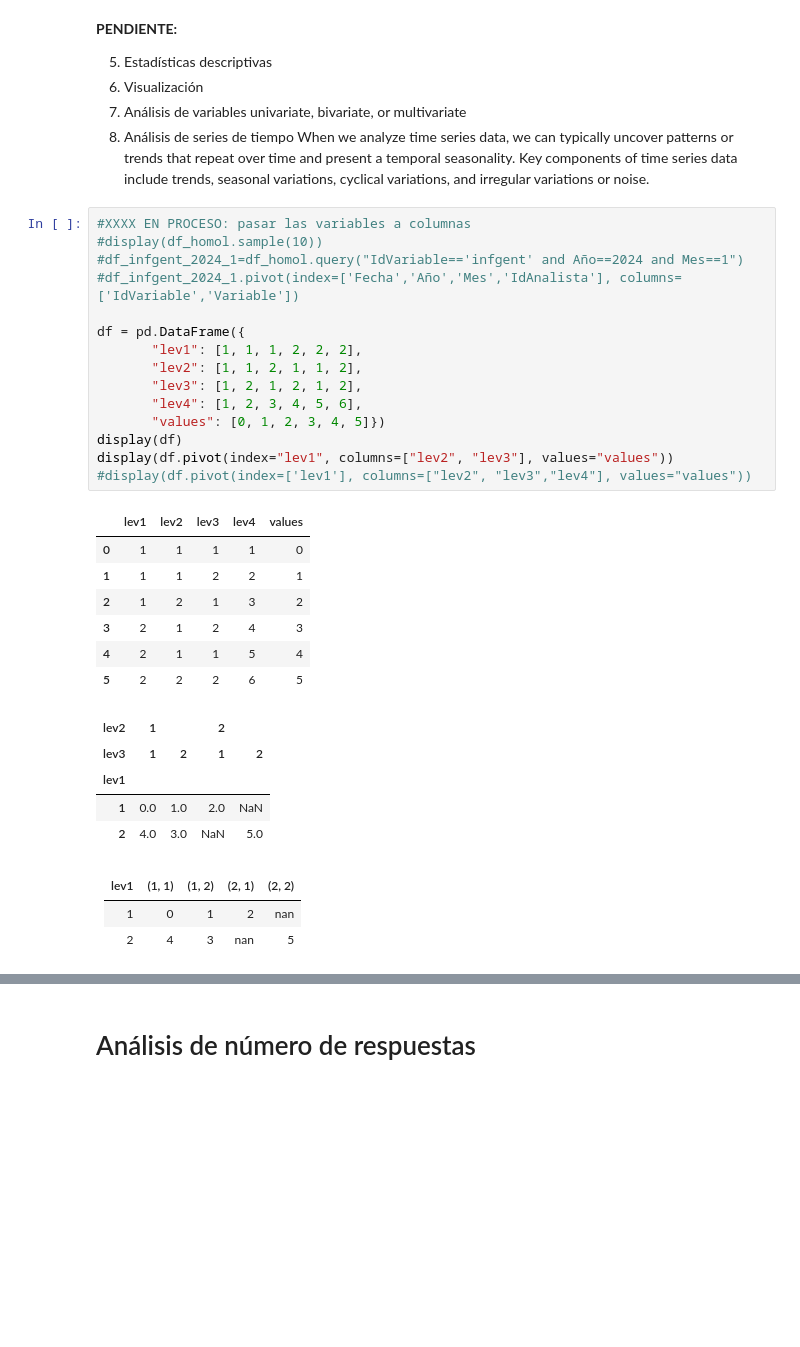
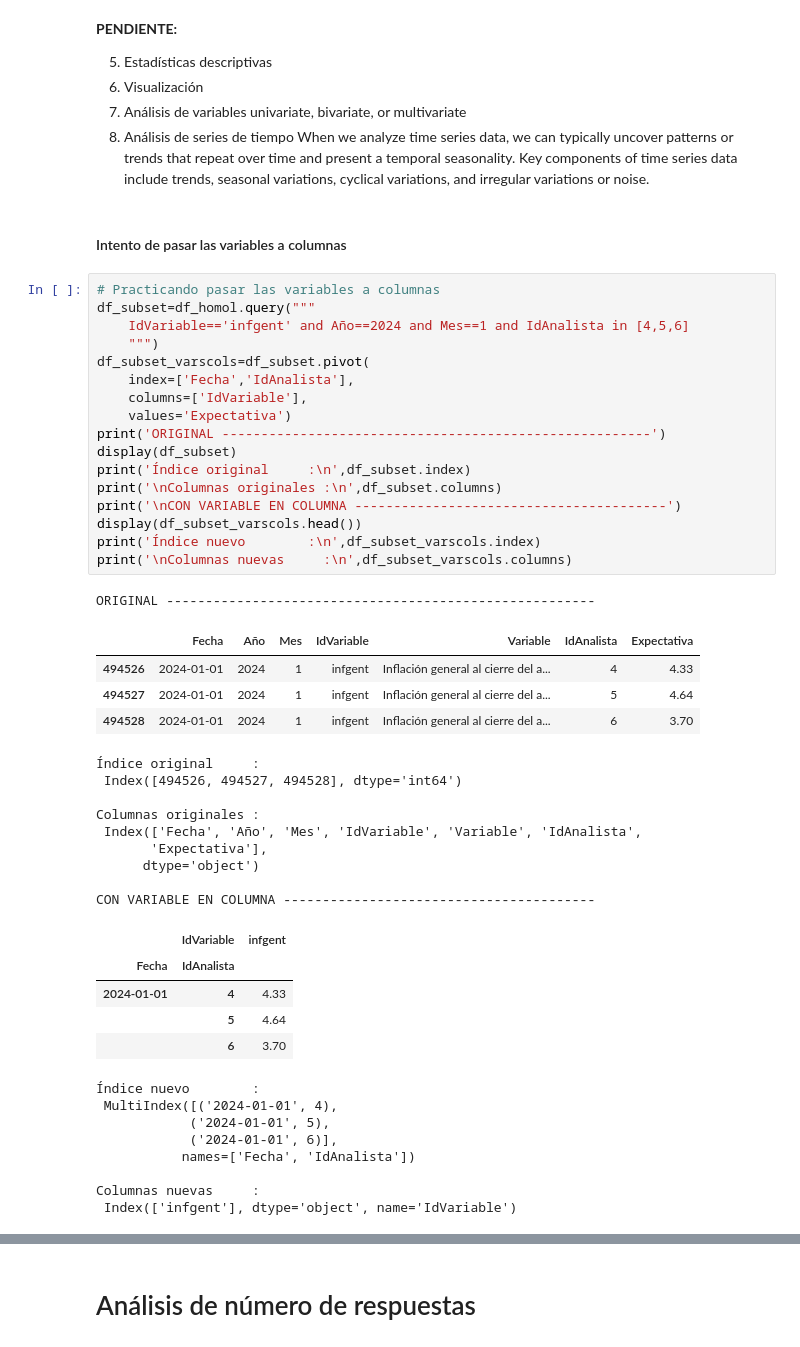
Before and after one commit to arturotena/MemoriaSeminario2024, a Jupyter notebook: Avance.ipynb, the cells around one changed output, grey strips where cells are left out. Cells and saved outputs as stored; diff of their text form; blank space fills up the shorter version.

```diff
--- a/Avance.ipynb
+++ b/Avance.ipynb
@@ -333,36 +333,50 @@ array(['tcmestmas1', 'tcmestmas2', 'tcmestmas3'], dtype=object)
 univariate, bivariate, or multivariate
 8. Análisis de series de tiempo
 When we analyze time series data, we can typically uncover patterns or trends that repeat over time and present a temporal seasonality. Key components of time series data include trends, seasonal variations, cyclical variations, and irregular variations or noise.
-# %%
-#XXXX EN PROCESO: pasar las variables a columnas
-#display(df_homol.sample(10))
-#df_infgent_2024_1=df_homol.query("IdVariable=='infgent' and Año==2024 and Mes==1")
-#df_infgent_2024_1.pivot(index=['Fecha','Año','Mes','IdAnalista'], columns=['IdVariable','Variable'])
-
-df = pd.DataFrame({
-       "lev1": [1, 1, 1, 2, 2, 2],
-       "lev2": [1, 1, 2, 1, 1, 2],
-       "lev3": [1, 2, 1, 2, 1, 2],
-       "lev4": [1, 2, 3, 4, 5, 6],
-       "values": [0, 1, 2, 3, 4, 5]})
-display(df)
-display(df.pivot(index="lev1", columns=["lev2", "lev3"], values="values"))
-#display(df.pivot(index=['lev1'], columns=["lev2", "lev3","lev4"], values="values"))
-# %% [output]
-|  | lev1 | lev2 | lev3 | lev4 | values |
-| 0 | 1 | 1 | 1 | 1 | 0 |
-| 1 | 1 | 1 | 2 | 2 | 1 |
-| 2 | 1 | 2 | 1 | 3 | 2 |
-| 3 | 2 | 1 | 2 | 4 | 3 |
-| 4 | 2 | 1 | 1 | 5 | 4 |
-| 5 | 2 | 2 | 2 | 6 | 5 |
-| lev2 | 1 |  | 2 |  |
-| lev3 | 1 | 2 | 1 | 2 |
-| lev1 |  |  |  |  |
-| 1 | 0.0 | 1.0 | 2.0 | NaN |
-| 2 | 4.0 | 3.0 | NaN | 5.0 |
-# %% [markdown]
-|   lev1 |   (1, 1) |   (1, 2) |   (2, 1) |   (2, 2) |
-|-------:|---------:|---------:|---------:|---------:|
-|      1 |        0 |        1 |        2 |      nan |
-|      2 |        4 |        3 |      nan |        5 |
+# %% [markdown]
+#### Intento de pasar las variables a columnas
+# %%
+# Practicando pasar las variables a columnas
+df_subset=df_homol.query("""
+    IdVariable=='infgent' and Año==2024 and Mes==1 and IdAnalista in [4,5,6]
+    """)
+df_subset_varscols=df_subset.pivot(
+    index=['Fecha','IdAnalista'],
+    columns=['IdVariable'],
+    values='Expectativa')
+print('ORIGINAL -------------------------------------------------------')
+display(df_subset)
+print('Índice original     :\n',df_subset.index)
+print('\nColumnas originales :\n',df_subset.columns)
+print('\nCON VARIABLE EN COLUMNA ----------------------------------------')
+display(df_subset_varscols.head())
+print('Índice nuevo        :\n',df_subset_varscols.index)
+print('\nColumnas nuevas     :\n',df_subset_varscols.columns)
+# %% [output]
+ORIGINAL -------------------------------------------------------
+|  | Fecha | Año | Mes | IdVariable | Variable | IdAnalista | Expectativa |
+| 494526 | 2024-01-01 | 2024 | 1 | infgent | Inflación general al cierre del a... | 4 | 4.33 |
+| 494527 | 2024-01-01 | 2024 | 1 | infgent | Inflación general al cierre del a... | 5 | 4.64 |
+| 494528 | 2024-01-01 | 2024 | 1 | infgent | Inflación general al cierre del a... | 6 | 3.70 |
+Índice original     :
+ Index([494526, 494527, 494528], dtype='int64')
+
+Columnas originales :
+ Index(['Fecha', 'Año', 'Mes', 'IdVariable', 'Variable', 'IdAnalista',
+       'Expectativa'],
+      dtype='object')
+
+CON VARIABLE EN COLUMNA ----------------------------------------
+|  | IdVariable | infgent |
+| Fecha | IdAnalista |  |
+| 2024-01-01 | 4 | 4.33 |
+|  | 5 | 4.64 |
+|  | 6 | 3.70 |
+Índice nuevo        :
+ MultiIndex([('2024-01-01', 4),
+            ('2024-01-01', 5),
+            ('2024-01-01', 6)],
+           names=['Fecha', 'IdAnalista'])
+
+Columnas nuevas     :
+ Index(['infgent'], dtype='object', name='IdVariable')
```
Also changed, not shown: parts of 3 cells of this notebook.
